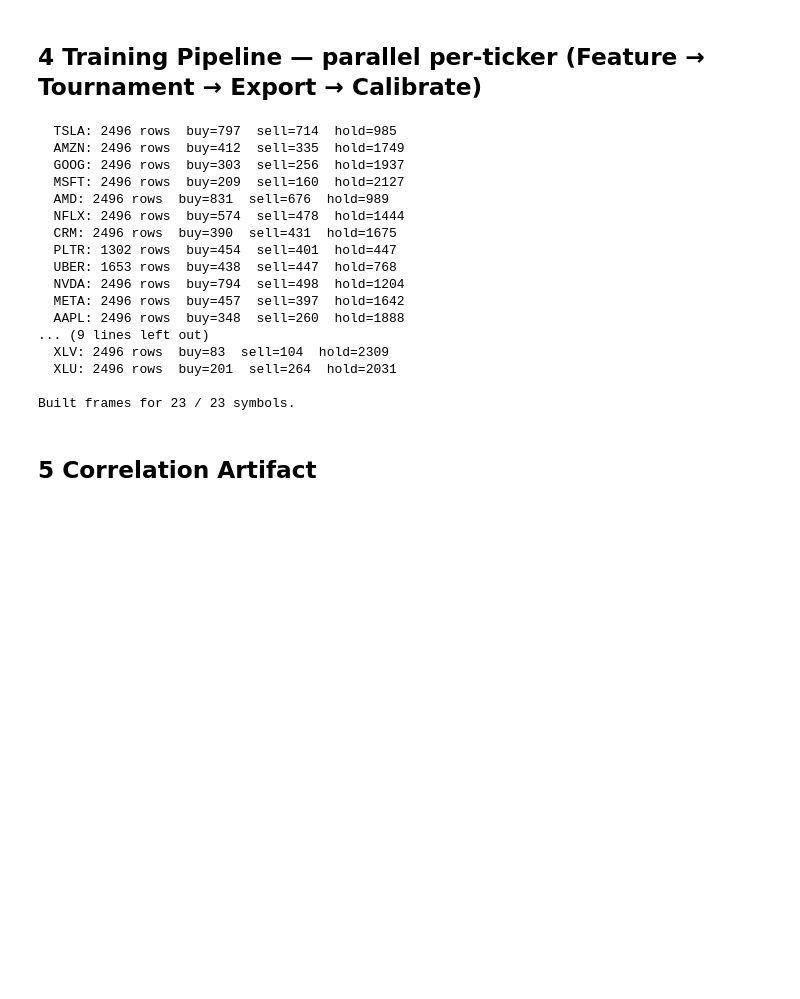
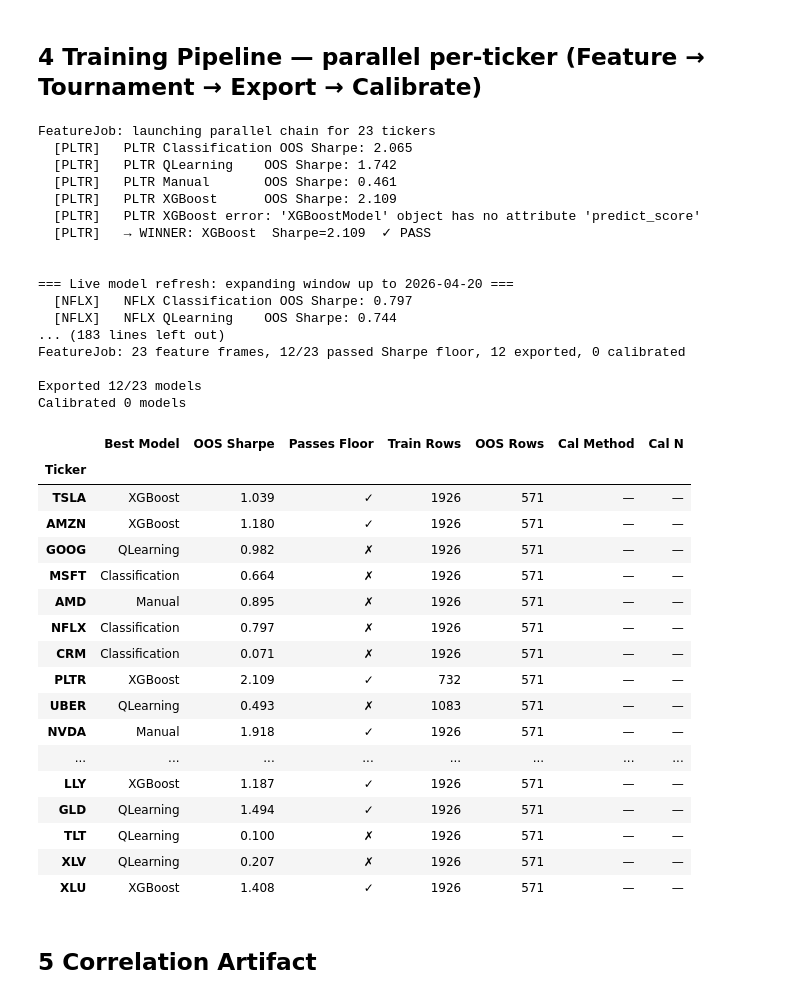
Before and after one commit to hallovorld/RenQuant, a Jupyter notebook: backtesting/renquant_103/renquant_103.ipynb, the cells around one changed output. Saved outputs shown, nothing was run; the diff lists cells and outputs as text; code cells hidden in the pictures; blank space fills up the shorter version.

```diff
--- a/backtesting/renquant_103/renquant_103.ipynb
+++ b/backtesting/renquant_103/renquant_103.ipynb
@@ -206,51 +237,68 @@ MODEL_PARAMS   = CONFIG["model_params"]
 FEATURE_COLS   = MODEL_PARAMS["feature_columns"]
 LOOKAHEAD      = MODEL_PARAMS["lookahead"]
 THRESHOLD      = MODEL_PARAMS["threshold"]
 feature_frames = train_ctx.feature_frames
 results        = train_ctx.results
 exported       = train_ctx.exported
 
 # ── Model summary table ───────────────────────────────────────────────────────
 import pandas as _pd
 
 rows = []
 for t in WATCHLIST:
     r = results.get(t, {})
     cal = train_ctx.calibration_summary.get(t, {})
     rows.append({
         "Ticker":        t,
         "Best Model":    r.get("best_approach", "—"),
         "OOS Sharpe":    f"{r.get('sharpe', 0):.3f}" if r else "—",
         "Passes Floor":  "✓" if r.get("passes_floor") else "✗",
         "Train Rows":    r.get("train_rows", "—"),
         "OOS Rows":      r.get("oos_rows", "—"),
         "Cal Method":    cal.get("method", "—"),
         "Cal N":         cal.get("n", "—"),
     })
 
 summary_df = _pd.DataFrame(rows).set_index("Ticker")
-print(f"
-Exported {len(exported)}/{len(WATCHLIST)} models  ")
+print(f"\nExported {len(exported)}/{len(WATCHLIST)} models  ")
 print(f"Calibrated {len(train_ctx.calibration_summary)} models  ")
 display(summary_df)
 # %% [output]
-  TSLA: 2496 rows  buy=797  sell=714  hold=985
-  AMZN: 2496 rows  buy=412  sell=335  hold=1749
-  GOOG: 2496 rows  buy=303  sell=256  hold=1937
-  MSFT: 2496 rows  buy=209  sell=160  hold=2127
-  AMD: 2496 rows  buy=831  sell=676  hold=989
-  NFLX: 2496 rows  buy=574  sell=478  hold=1444
-  CRM: 2496 rows  buy=390  sell=431  hold=1675
-  PLTR: 1302 rows  buy=454  sell=401  hold=447
-  UBER: 1653 rows  buy=438  sell=447  hold=768
-  NVDA: 2496 rows  buy=794  sell=498  hold=1204
-  META: 2496 rows  buy=457  sell=397  hold=1642
-  AAPL: 2496 rows  buy=348  sell=260  hold=1888
-... (9 lines left out)
-  XLV: 2496 rows  buy=83  sell=104  hold=2309
-  XLU: 2496 rows  buy=201  sell=264  hold=2031
+FeatureJob: launching parallel chain for 23 tickers
+  [PLTR]   PLTR Classification OOS Sharpe: 2.065
+  [PLTR]   PLTR QLearning    OOS Sharpe: 1.742
+  [PLTR]   PLTR Manual       OOS Sharpe: 0.461
+  [PLTR]   PLTR XGBoost      OOS Sharpe: 2.109
+  [PLTR]   PLTR XGBoost error: 'XGBoostModel' object has no attribute 'predict_score'
+  [PLTR]   → WINNER: XGBoost  Sharpe=2.109  ✓ PASS
 
-Built frames for 23 / 23 symbols.
+
+=== Live model refresh: expanding window up to 2026-04-20 ===
+  [NFLX]   NFLX Classification OOS Sharpe: 0.797
+  [NFLX]   NFLX QLearning    OOS Sharpe: 0.744
+... (183 lines left out)
+FeatureJob: 23 feature frames, 12/23 passed Sharpe floor, 12 exported, 0 calibrated
+
+Exported 12/23 models
+Calibrated 0 models
+|  | Best Model | OOS Sharpe | Passes Floor | Train Rows | OOS Rows | Cal Method | Cal N |
+| Ticker |  |  |  |  |  |  |  |
+| TSLA | XGBoost | 1.039 | ✓ | 1926 | 571 | — | — |
+| AMZN | XGBoost | 1.180 | ✓ | 1926 | 571 | — | — |
+| GOOG | QLearning | 0.982 | ✗ | 1926 | 571 | — | — |
+| MSFT | Classification | 0.664 | ✗ | 1926 | 571 | — | — |
+| AMD | Manual | 0.895 | ✗ | 1926 | 571 | — | — |
+| NFLX | Classification | 0.797 | ✗ | 1926 | 571 | — | — |
+| CRM | Classification | 0.071 | ✗ | 1926 | 571 | — | — |
+| PLTR | XGBoost | 2.109 | ✓ | 732 | 571 | — | — |
+| UBER | QLearning | 0.493 | ✗ | 1083 | 571 | — | — |
+| NVDA | Manual | 1.918 | ✓ | 1926 | 571 | — | — |
+| ... | ... | ... | ... | ... | ... | ... | ... |
+| LLY | XGBoost | 1.187 | ✓ | 1926 | 571 | — | — |
+| GLD | QLearning | 1.494 | ✓ | 1926 | 571 | — | — |
+| TLT | QLearning | 0.100 | ✗ | 1926 | 571 | — | — |
+| XLV | QLearning | 0.207 | ✗ | 1926 | 571 | — | — |
+| XLU | XGBoost | 1.408 | ✓ | 1926 | 571 | — | — |
 # %% [markdown]
 ## 5  Correlation Artifact
 # %%
```
Also changed, not shown: parts of 13 cells of this notebook.
